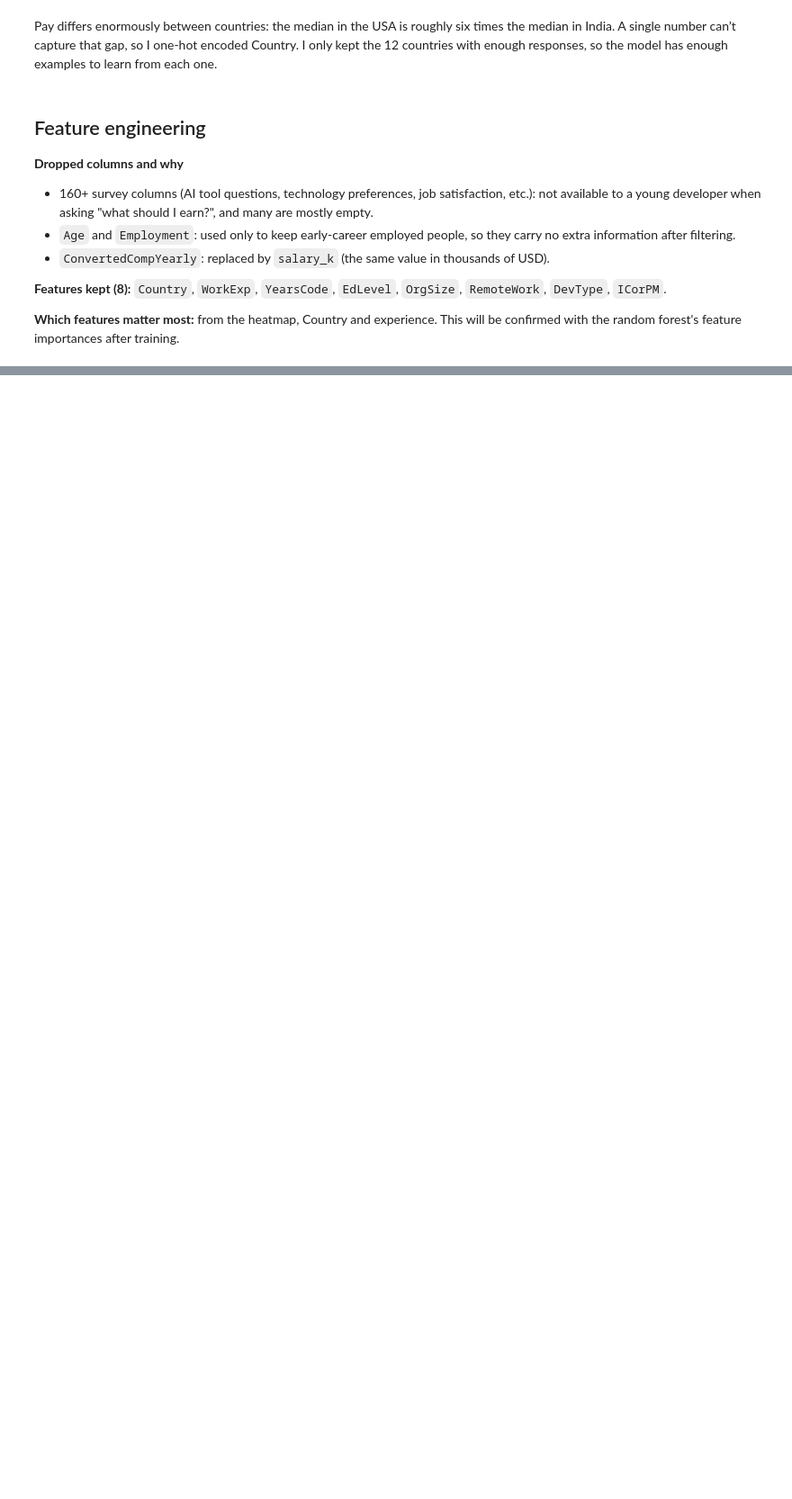
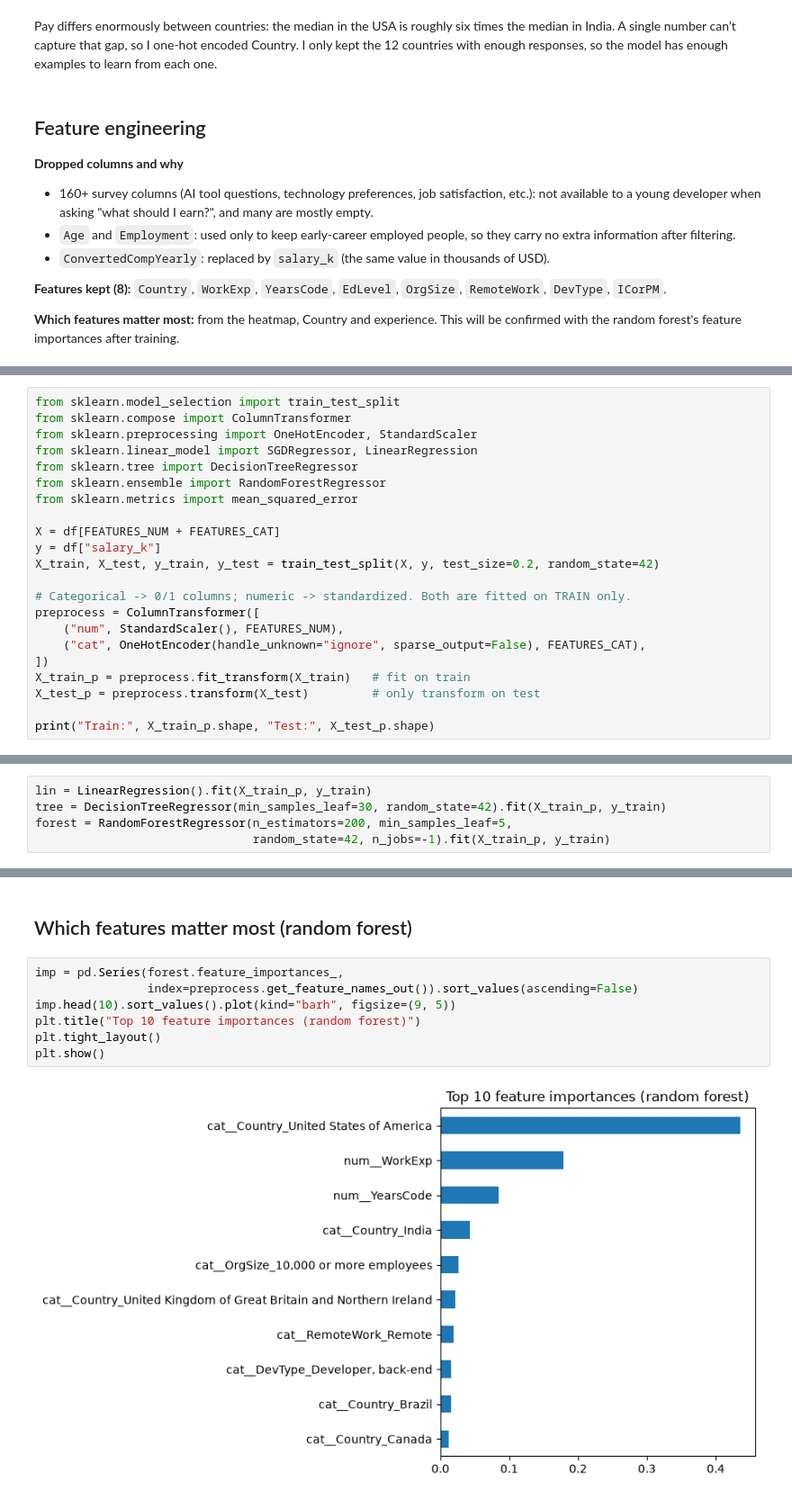
Before and after one commit to Ghislaine-i/linear_regression_model, a Jupyter notebook: summative/linear_regression/multivariate.ipynb, the cells around one changed output, grey strips where cells are left out. Shown at 90% size. Drawn from its saved outputs; the diff is of its cells as text; blank space fills up the shorter version.

```diff
--- a/summative/linear_regression/multivariate.ipynb
+++ b/summative/linear_regression/multivariate.ipynb
@@ -134,0 +137,22 @@ Pay differs enormously between countries: the median in the USA is roughly six t
+# %%
+from sklearn.model_selection import train_test_split
+from sklearn.compose import ColumnTransformer
+from sklearn.preprocessing import OneHotEncoder, StandardScaler
+from sklearn.linear_model import SGDRegressor, LinearRegression
+from sklearn.tree import DecisionTreeRegressor
+from sklearn.ensemble import RandomForestRegressor
+from sklearn.metrics import mean_squared_error
+
+X = df[FEATURES_NUM + FEATURES_CAT]
+y = df["salary_k"]
+X_train, X_test, y_train, y_test = train_test_split(X, y, test_size=0.2, random_state=42)
+
+# Categorical -> 0/1 columns; numeric -> standardized. Both are fitted on TRAIN only.
+preprocess = ColumnTransformer([
+    ("num", StandardScaler(), FEATURES_NUM),
+    ("cat", OneHotEncoder(handle_unknown="ignore", sparse_output=False), FEATURES_CAT),
+])
+X_train_p = preprocess.fit_transform(X_train)   # fit on train
+X_test_p = preprocess.transform(X_test)         # only transform on test
+
+print("Train:", X_train_p.shape, "Test:", X_test_p.shape)
@@ -134,0 +230,5 @@ Pay differs enormously between countries: the median in the USA is roughly six t
+# %%
+lin = LinearRegression().fit(X_train_p, y_train)
+tree = DecisionTreeRegressor(min_samples_leaf=30, random_state=42).fit(X_train_p, y_train)
+forest = RandomForestRegressor(n_estimators=200, min_samples_leaf=5,
+                               random_state=42, n_jobs=-1).fit(X_train_p, y_train)
@@ -134,0 +265,11 @@ Pay differs enormously between countries: the median in the USA is roughly six t
+# %% [markdown]
+## Which features matter most (random forest)
+# %%
+imp = pd.Series(forest.feature_importances_,
+                index=preprocess.get_feature_names_out()).sort_values(ascending=False)
+imp.head(10).sort_values().plot(kind="barh", figsize=(9, 5))
+plt.title("Top 10 feature importances (random forest)")
+plt.tight_layout()
+plt.show()
+# %% [output]
+[figure, added]
```
Also changed, not shown: parts of 12 cells of this notebook.
